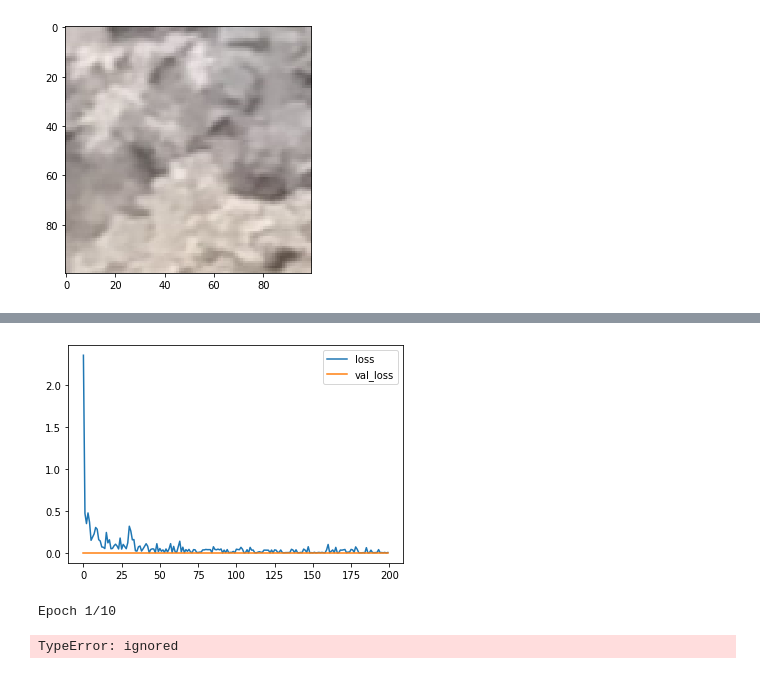
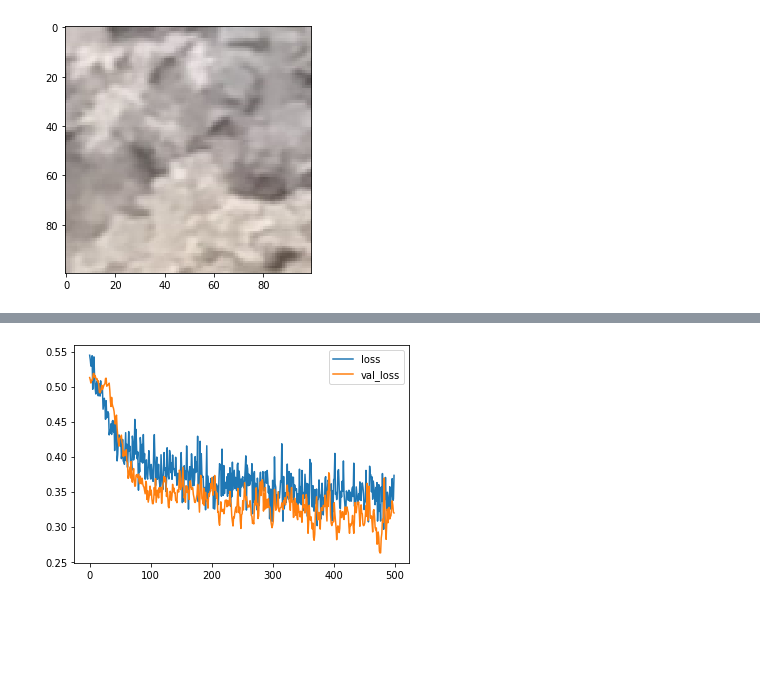
Before and after one commit to Vineet2107/Deep-Neural-Networks-with-PyTorch, a Jupyter notebook: Assignment1_CE784.ipynb, the cells around one changed output, grey strips where cells are left out. Drawn from its saved outputs; the diff is of its cells as text; code cells hidden in the pictures; blank space fills up the shorter version.

```diff
--- a/Assignment1_CE784.ipynb
+++ b/Assignment1_CE784.ipynb
@@ -188,0 +259,5 @@ y_train = df['output']
+# %%
+X = X[perms]
+y = y[perms]
+# %%
+y = tf.keras.utils.to_categorical(y)
@@ -189,3 +274,5 @@ y_train = df['output']
+# %%
+X_train, X_test, y_train, y_test = train_test_split(X, y, test_size=0.20, random_state=42)
 # %%
 import tensorflow as tf
 import numpy as np
@@ -198,13 +285,13 @@ input_shape = [X_train.shape[1]]
 # %%
 model = keras.Sequential([
     layers.BatchNormalization(input_shape=input_shape),
+    layers.Dense(16, activation='relu'),
+    layers.Dropout(0.2),
+    layers.BatchNormalization(),
     layers.Dense(8, activation='relu'),
-    layers.Dropout(0.1),
+    layers.Dropout(0.2),
     layers.BatchNormalization(),
-    layers.Dense(10, activation='relu'),
-    layers.Dropout(0.1),
-    layers.BatchNormalization(),
-    layers.Dense(1),
+    layers.Dense(2, activation = 'sigmoid'),
 ])
 # %%
 opt = keras.optimizers.Adam(learning_rate=0.001)
@@ -216,13 +303,14 @@ model.compile(
     metrics=['accuracy']
 )
 # %%
-epochs = 200
+epochs = 500
 history = model.fit(
     X_train, y_train,
-    validation_split=0.3,
+    validation_split=0.1,
     batch_size=16,
     epochs=epochs,
     verbose=1,
+    #validation_data=(X_test, y_test)
 )
 
 history_df = pd.DataFrame(history.history)
@@ -249 +337 @@ Minimum Validation Loss: 0.0000
-[figure, old version]
+[figure, new version]
@@ -260,5 +337,0 @@ model.compile(optimizer='adam',
-# %%
-history = model.fit(X_train, y_train, epochs=10)
-# %% [output]
-Epoch 1/10
-TypeError: ignored
```
Also changed, not shown: parts of 63 cells of this notebook.
